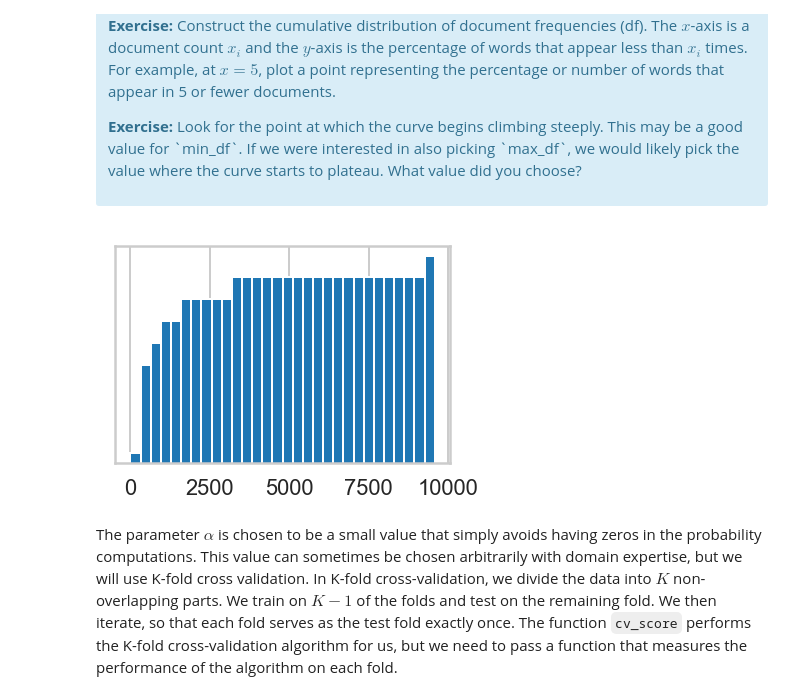
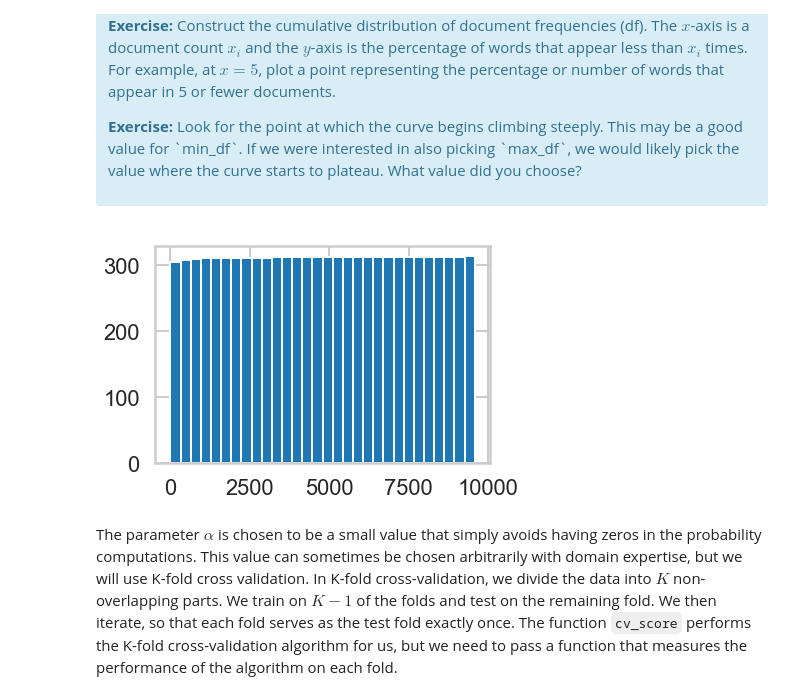
Before and after one commit to ishareef7/Springboard, a Jupyter notebook: Mini_Projects/naive_bayes/Mini_Project_Naive_Bayes.ipynb, the cells around one changed output. Saved outputs shown, nothing was run; the diff lists cells and outputs as text; code cells hidden in the pictures.

```diff
--- a/Mini_Projects/naive_bayes/Mini_Project_Naive_Bayes.ipynb
+++ b/Mini_Projects/naive_bayes/Mini_Project_Naive_Bayes.ipynb
@@ -296,10 +283,10 @@ First, let's find an appropriate value for `min_df` for the `CountVectorizer`. `
 # %%
 # Your turn.
 counts = np.count_nonzero(X.toarray(),axis=0)
 freq = pd.Series(counts).value_counts()
-n,bins,_ = plt.hist(freq, cumulative = True, log =True, bins =  30)
+n,bins,_ = plt.hist(freq, cumulative = True, bins =  30)
 # %% [output]
-[figure, old version]
+[figure, new version]
 # %% [markdown]
 The parameter $\alpha$ is chosen to be a small value that simply avoids having zeros in the probability computations. This value can sometimes be chosen arbitrarily with domain expertise, but we will use K-fold cross validation. In K-fold cross-validation, we divide the data into $K$ non-overlapping parts. We train on $K-1$ of the folds and test on the remaining fold. We then iterate, so that each fold serves as the test fold exactly once. The function `cv_score` performs the K-fold cross-validation algorithm for us, but we need to pass a function that measures the performance of the algorithm on each fold.
 # %%
```
Also changed, not shown: parts of 6 cells of this notebook, 2 other files.
